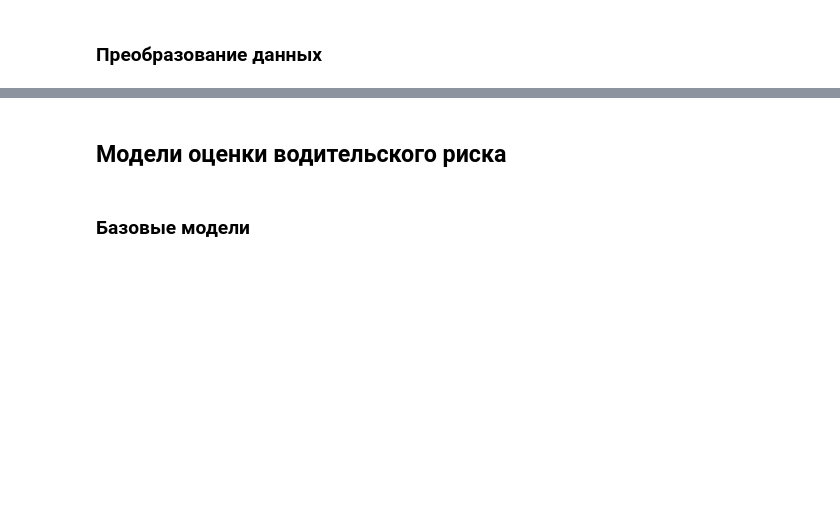
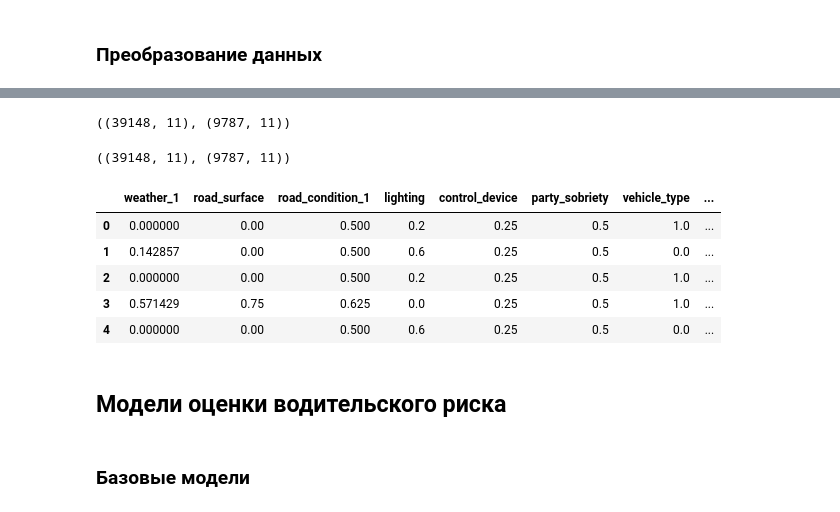
Before and after one commit to dimdasci/yp15-motor-vehicle-collisions, a Jupyter notebook: notebooks/yp15-motor-vehicle-collisions.ipynb, the cells around one changed output, grey strips where cells are left out. Drawn from its saved outputs; the diff is of its cells as text; code cells hidden in the pictures; blank space fills up the shorter version.

```diff
--- a/notebooks/yp15-motor-vehicle-collisions.ipynb
+++ b/notebooks/yp15-motor-vehicle-collisions.ipynb
@@ -1128,0 +997,6 @@ ColumnTransformer(transformers=[('encoder', OrdinalEncoder(dtype=<class 'int'>),
+# %%
+categorical_features_num = ["cellphone_in_use"]
+categorical_features_str = [
+    _ for _ in categorical_features if _ not in categorical_features_num
+]
+categorical_features_str
@@ -1129,3 +1014,46 @@ ColumnTransformer(transformers=[('encoder', OrdinalEncoder(dtype=<class 'int'>),
+# %%
+categorical_str_transformer = Pipeline(
+    steps=[("imputer", SimpleImputer(strategy="constant", fill_value="unknown")),
+           ("encoder", OrdinalEncoder(dtype=int, handle_unknown="error")),
+           ("scaler", MinMaxScaler())]
+)
+categorical_num_transformer = Pipeline(
+    steps=[("imputer", SimpleImputer(strategy="constant", fill_value=2)),
+          ("scaler", MinMaxScaler())]
+)
+numeric_transformer = Pipeline(
+    steps=[("imputer", SimpleImputer(strategy="median")), ("scaler", MinMaxScaler())]
+)
+# %%
+preprocessor = ColumnTransformer(
+    transformers=[
+        ("categorical_str", categorical_str_transformer, categorical_features_str),
+        ("categorical_num", categorical_num_transformer, categorical_features_num),
+        ("numerical", numeric_transformer, numerical_features)
+    ]
+)
+# %%
+X_train_preprocessed = preprocessor.fit_transform(X_train)
+X_test_preprocessed = preprocessor.transform(X_test)
+# %%
+X_train.shape, X_test.shape
+# %% [output]
+((39148, 11), (9787, 11))
+# %%
+X_train_preprocessed.shape, X_test_preprocessed.shape
+# %% [output]
+((39148, 11), (9787, 11))
+# %%
+pd.DataFrame(X_train_preprocessed,
+             columns=categorical_features_str + categorical_features_num +
+             numerical_features).head()
+# %% [output]
+|  | weather_1 | road_surface | road_condition_1 | lighting | control_device | party_sobriety | vehicle_type | ... |
+| 0 | 0.000000 | 0.00 | 0.500 | 0.2 | 0.25 | 0.5 | 1.0 | ... |
+| 1 | 0.142857 | 0.00 | 0.500 | 0.6 | 0.25 | 0.5 | 0.0 | ... |
+| 2 | 0.000000 | 0.00 | 0.500 | 0.2 | 0.25 | 0.5 | 1.0 | ... |
+| 3 | 0.571429 | 0.75 | 0.625 | 0.0 | 0.25 | 0.5 | 1.0 | ... |
+| 4 | 0.000000 | 0.00 | 0.500 | 0.6 | 0.25 | 0.5 | 0.0 | ... |
 # %% [markdown]
 ## Модели оценки водительского риска
 # %% [markdown]
```
Also changed, not shown: parts of 60 cells of this notebook.
